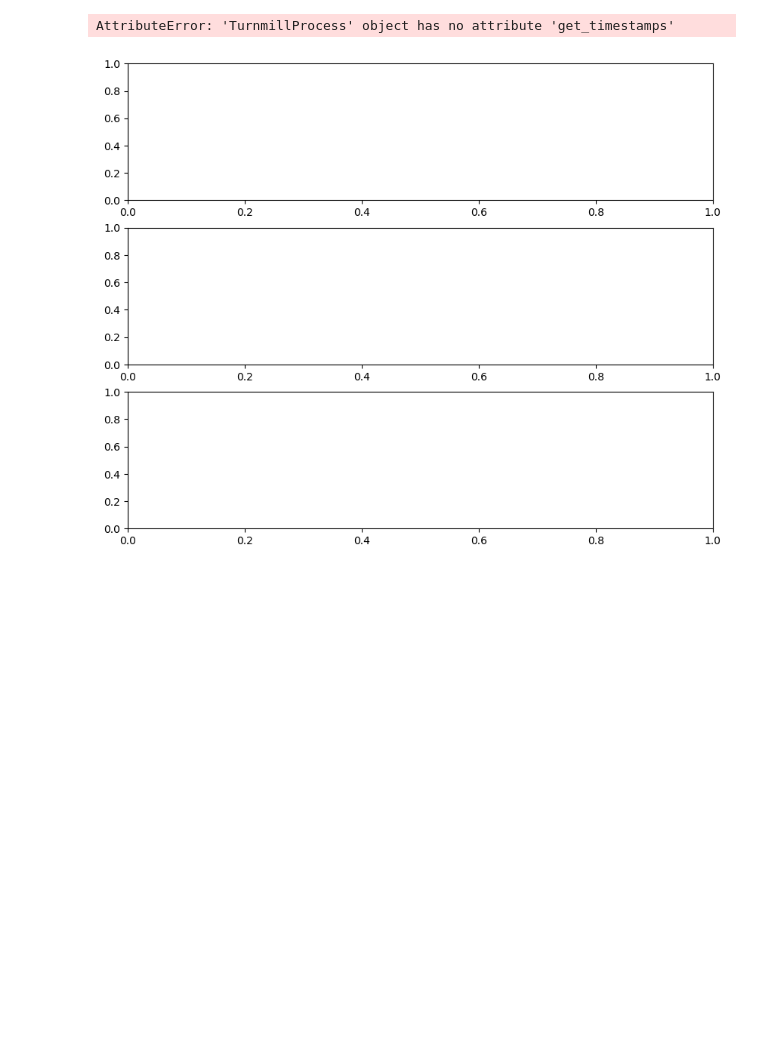
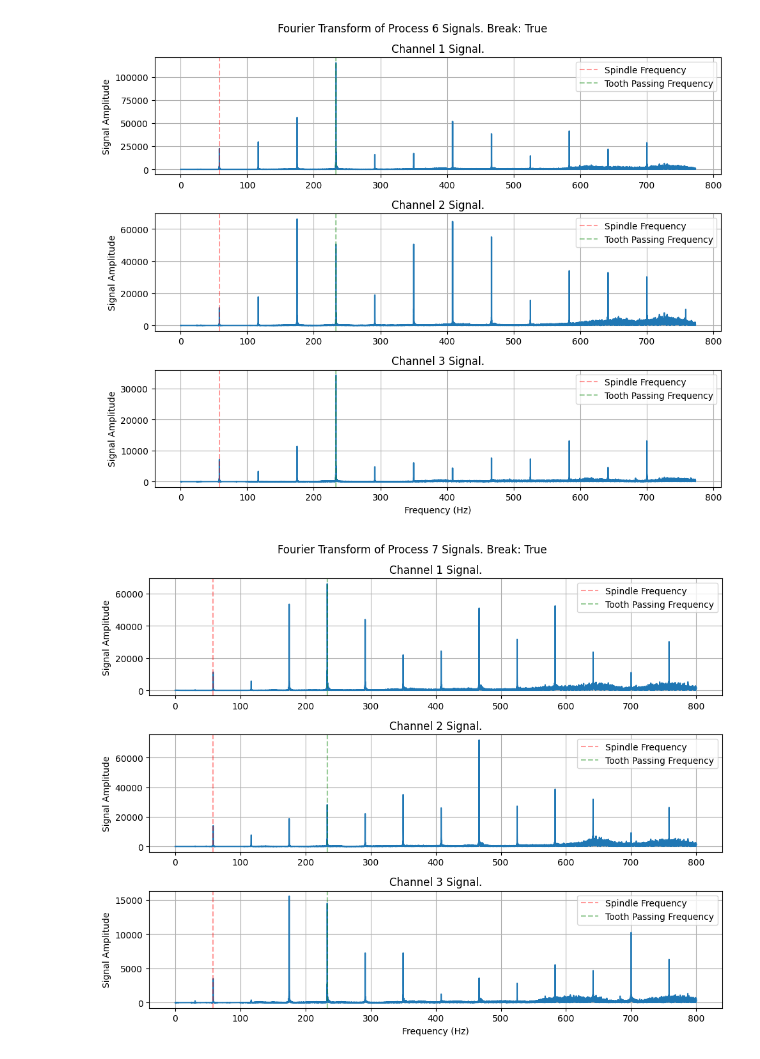
Before and after one commit to SINTEF-9012/LearningFeedbackLoop, a Jupyter notebook: backend/createEvent/run_tests.ipynb, the cells around one changed output. Saved outputs shown, nothing was run; the diff lists cells and outputs as text; code cells hidden in the pictures; blank space fills up the shorter version.

```diff
--- a/backend/createEvent/run_tests.ipynb
+++ b/backend/createEvent/run_tests.ipynb
@@ -32,22 +110,36 @@ Number of breaks: 39/71
 # %%
 import matplotlib.pyplot as plt
 
-for i in range(6):
+for i in range(6, 12):
     #make 3 subplots for x, y, z acceleration
     fig, ax = plt.subplots(3, 1, figsize=(10, 8))
     p = processes[i]
     time = p.get_timestamps()
     for ch in range(3):
         signal = p.get_channel_array(ch)
-        ax[ch].plot(time, signal)
-        ax[ch].set_title(f'Channel {ch+1} Signal')
+
+        # Do fourier transform
+        f_signal = np.fft.rfft(signal)
+        freq = np.fft.rfftfreq(len(signal), d=(time[1]-time[0]))
+        magnitude = np.abs(f_signal)
+
+        ax[ch].plot(freq[:20000], magnitude[:20000])
+        #vertical line at spindle and tooth passing frequencies
+        spindle_freq = p.fg
+        tooth_passing_freq = p.fp
+        ax[ch].axvline(spindle_freq, color='r', linestyle='--', alpha = 0.4, label='Spindle Frequency')
+        ax[ch].axvline(tooth_passing_freq, color='g', linestyle='--', alpha = 0.4, label='Tooth Passing Frequency')
+        ax[ch].set_title(f'Channel {ch+1} Signal.')
         ax[ch].set_ylabel('Signal Amplitude')
+        ax[ch].legend()
         ax[ch].grid()
 
-    ax[2].set_xlabel('Time (s)')
+    fig.suptitle(f'Fourier Transform of Process {i} Signals. Break: {break_list[i]}')
+
+    ax[2].set_xlabel('Frequency (Hz)')
 
     plt.tight_layout()
     plt.show()
 # %% [output]
-AttributeError: 'TurnmillProcess' object has no attribute 'get_timestamps'
-[figure, old version]
+[figure, new version]
+[figure, added]
```
Also changed, not shown: parts of 4 cells of this notebook, 2 other files.
